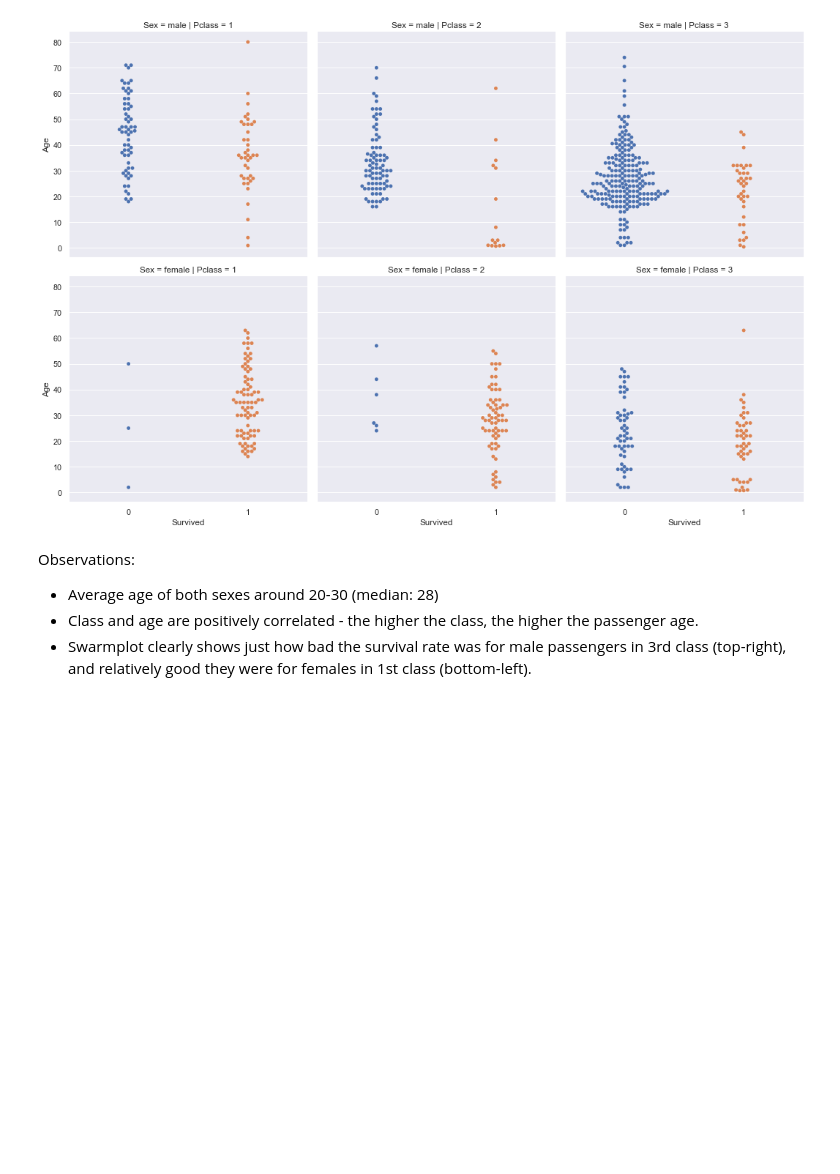
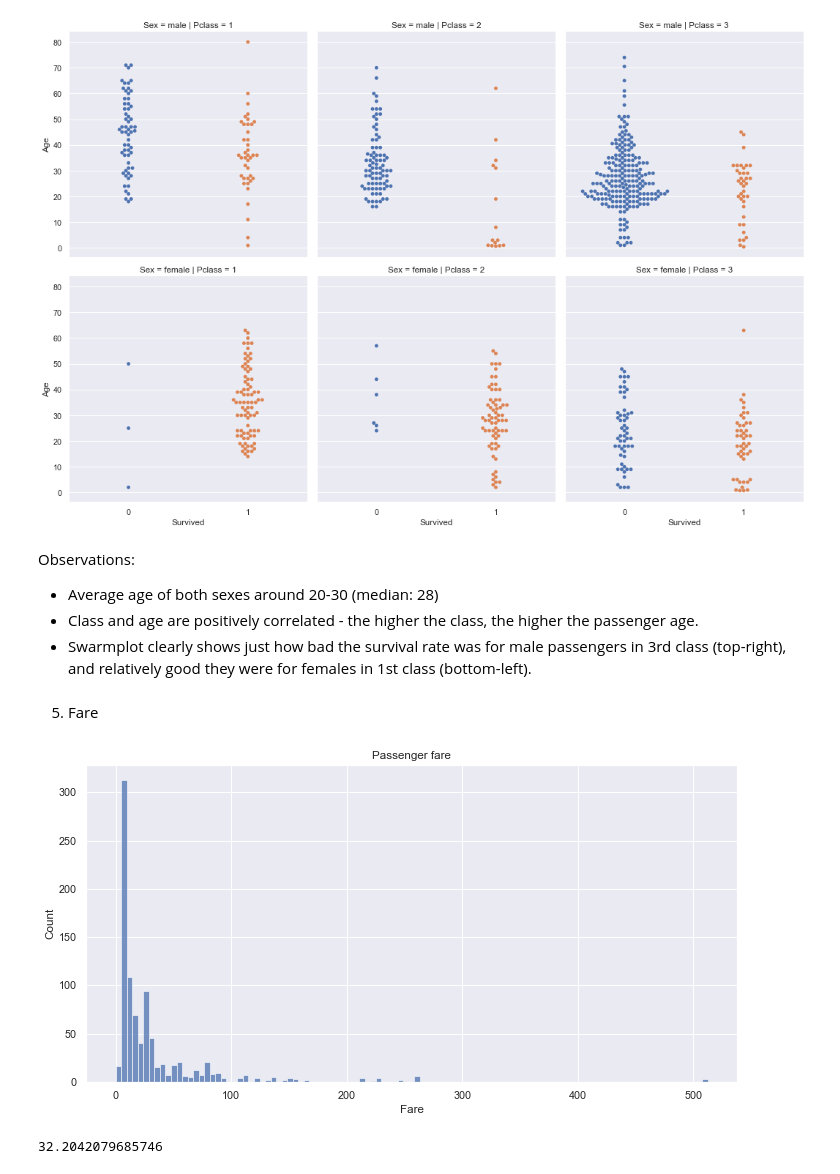
Before and after one commit to niekvanderzwaag/Titanic, a Jupyter notebook: Titanic EDA.ipynb, the cells around one changed output. Drawn from its saved outputs; the diff is of its cells as text; code cells hidden in the pictures; blank space fills up the shorter version.

```diff
--- a/Titanic EDA.ipynb
+++ b/Titanic EDA.ipynb
@@ -295,3 +300,14 @@ Observations:
 - Average age of both sexes around 20-30 (median: 28)
 - Class and age are positively correlated - the higher the class, the higher the passenger age.
 - Swarmplot clearly shows just how bad the survival rate was for male passengers in 3rd class (top-right), and relatively good they were for females in 1st class (bottom-left).
+# %% [markdown]
+5. Fare
+# %%
+sns.histplot(data=titanic, x='Fare')
+plt.title('Passenger fare');
+# %% [output]
+[figure, added]
+# %%
+titanic['Fare'].mean() #average fare price
+# %% [output]
+32.2042079685746
```
Also changed, not shown: parts of 64 cells of this notebook.
